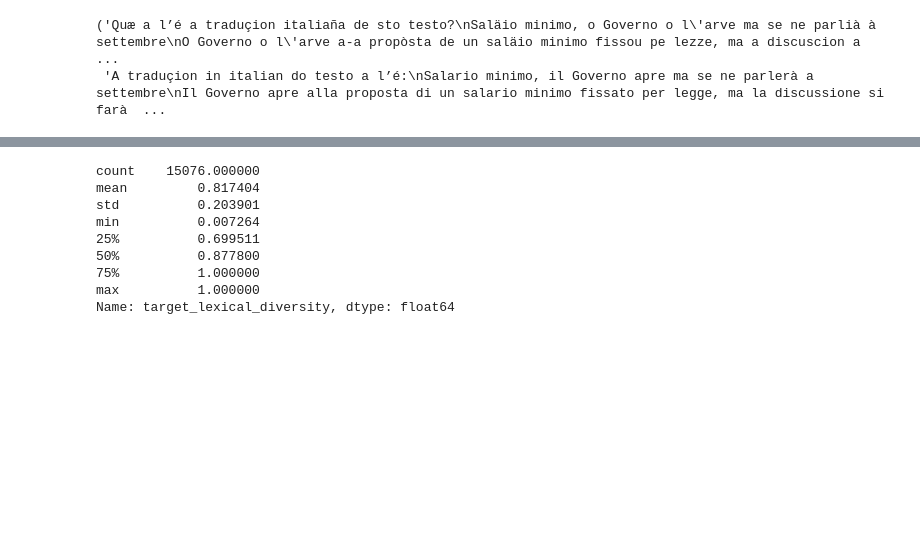
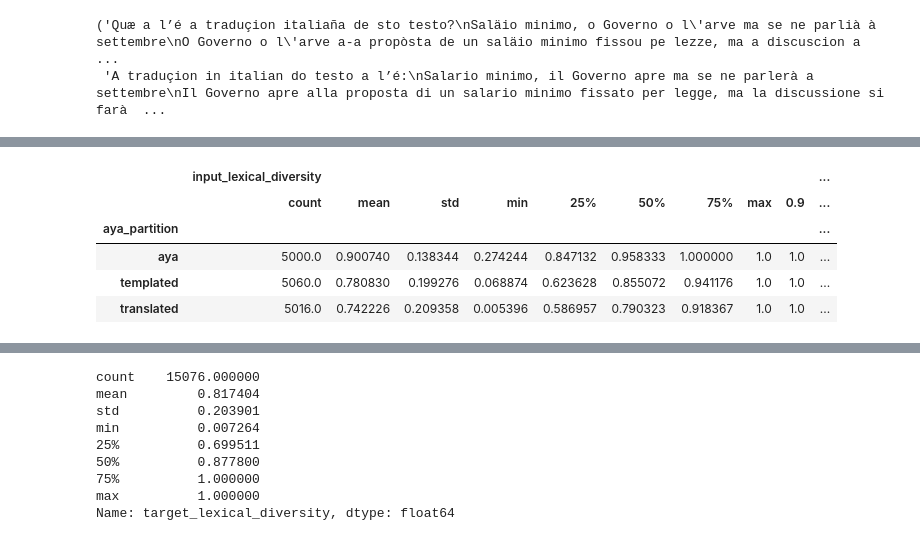
Before and after one commit to dipikakhullar/aya-data-quality, a Jupyter notebook: metricsv1.ipynb, the cells around one changed output, grey strips where cells are left out. Saved outputs shown, nothing was run; the diff lists cells and outputs as text; code cells hidden in the pictures; blank space fills up the shorter version.

```diff
--- a/metricsv1.ipynb
+++ b/metricsv1.ipynb
@@ -168,3 +52,12 @@ stats_table
+# %%
+calculate_partition_statistics(df, "input_lexical_diversity")
+# %% [output]
+|  | input_lexical_diversity |  |  |  |  |  |  |  |  | ... |
+|  | count | mean | std | min | 25% | 50% | 75% | max | 0.9 | ... |
+| aya_partition |  |  |  |  |  |  |  |  |  | ... |
+| aya | 5000.0 | 0.900740 | 0.138344 | 0.274244 | 0.847132 | 0.958333 | 1.000000 | 1.0 | 1.0 | ... |
+| templated | 5060.0 | 0.780830 | 0.199276 | 0.068874 | 0.623628 | 0.855072 | 0.941176 | 1.0 | 1.0 | ... |
+| translated | 5016.0 | 0.742226 | 0.209358 | 0.005396 | 0.586957 | 0.790323 | 0.918367 | 1.0 | 1.0 | ... |
 # %%
 import seaborn as sns
 import matplotlib.pyplot as plt
```
Also changed, not shown: parts of 36 cells of this notebook, 6 other files.
